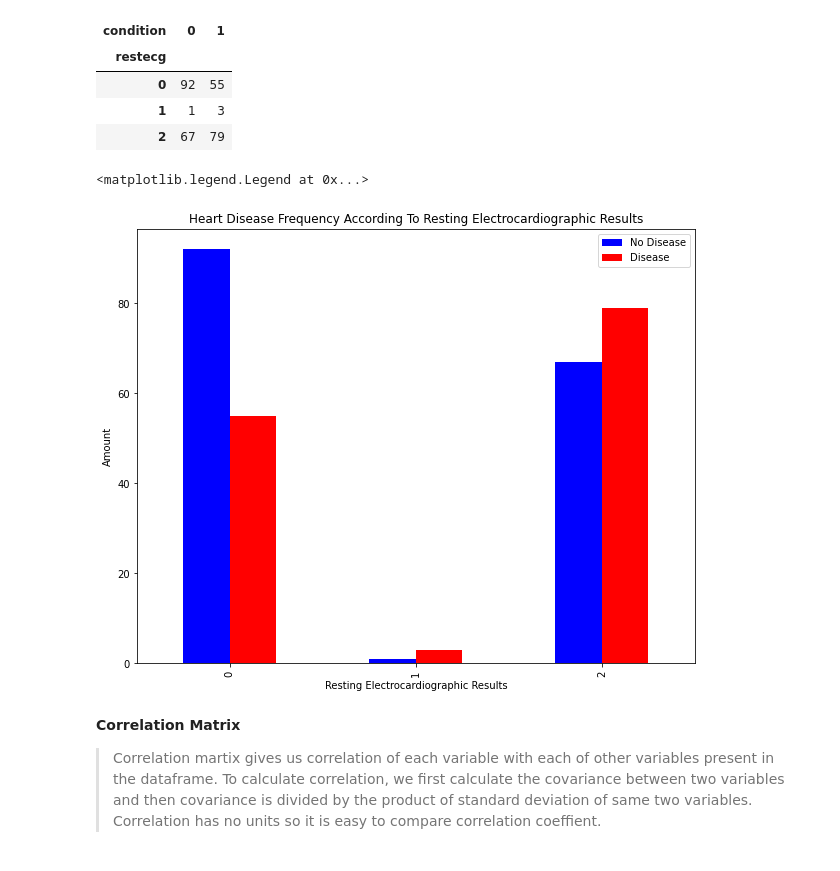
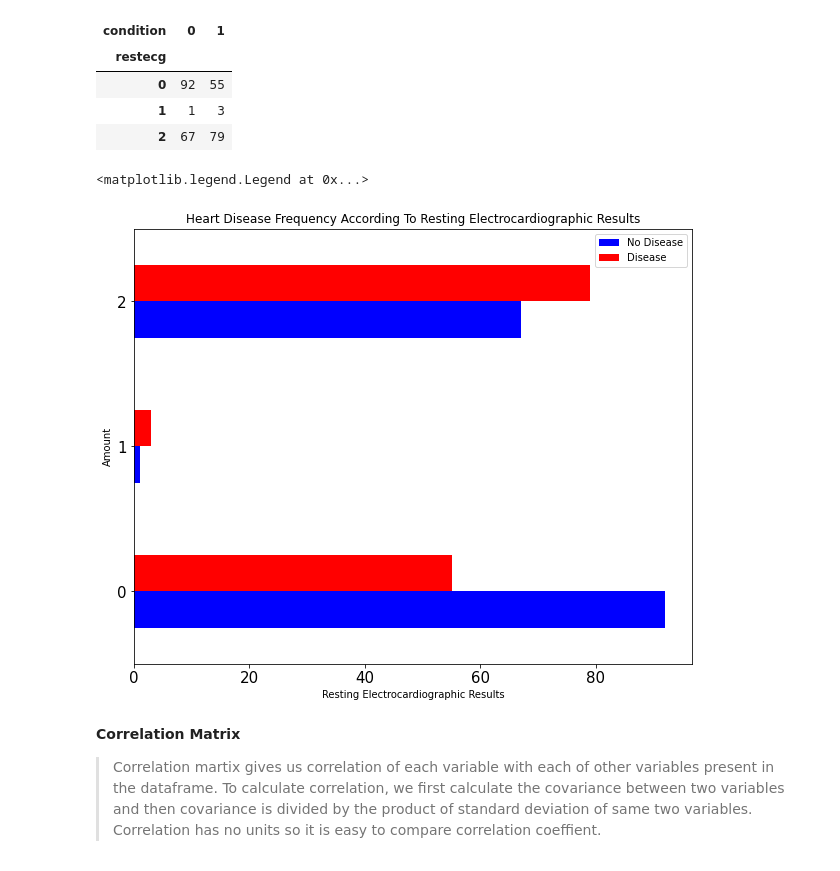
Before and after one commit to badl7/heart_disease-ML_project, a Jupyter notebook: proje1.ipynb, the cells around one changed output. Saved outputs shown, nothing was run; the diff lists cells and outputs as text; code cells hidden in the pictures.

```diff
--- a/proje1.ipynb
+++ b/proje1.ipynb
@@ -157,19 +157,19 @@ pd.crosstab(df['restecg'],df['condition'])
 # %%
 # To make the crosstab more visual:
 
-pd.crosstab(df['restecg'],df.condition).plot(kind = 'bar',
+pd.crosstab(df['restecg'],df.condition).plot(kind = 'barh',
                                         figsize = (10,8),
-                                        color = ['blue','red'])
+                                        color = ['blue','red'],fontsize=15)
 
 
 
 plt.title("Heart Disease Frequency According To Resting Electrocardiographic Results");
 plt.xlabel("Resting Electrocardiographic Results")
 plt.ylabel("Amount")
 plt.legend(["No Disease", "Disease"])
 # %% [output]
 <matplotlib.legend.Legend at 0x...>
-[figure, old version]
+[figure, new version]
 # %% [markdown]
 **Correlation Matrix**
 
```
Also changed, not shown: parts of 45 cells of this notebook.
